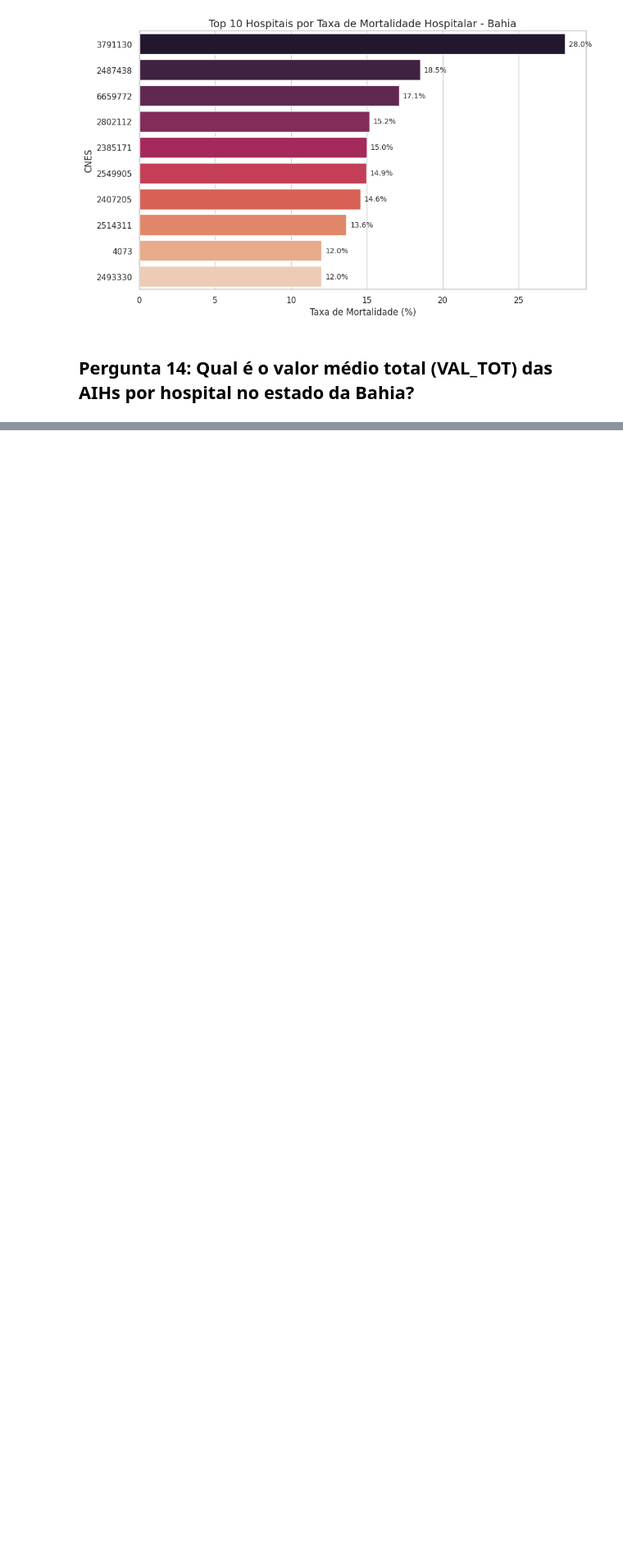
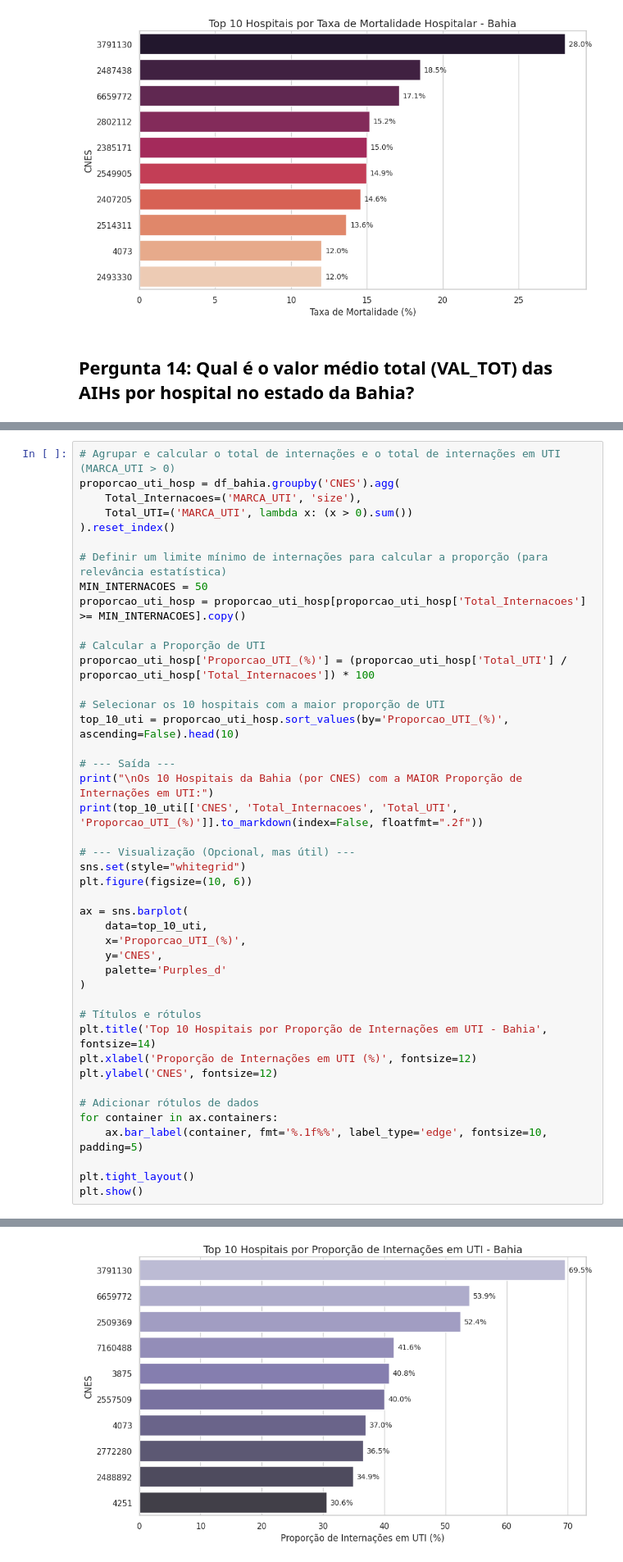
Before and after one commit to Maikoandre/DataSUS-Analysis, a Jupyter notebook: sia_analysis.ipynb, the cells around one changed output, grey strips where cells are left out. Shown at 82% size. Saved outputs shown, nothing was run; the diff lists cells and outputs as text; blank space fills up the shorter version.

```diff
--- a/sia_analysis.ipynb
+++ b/sia_analysis.ipynb
@@ -873,0 +907,44 @@ Os 10 Hospitais da Bahia (por CNES) com a MAIOR Taxa de Mortalidade Hospitalar:
+# %%
+# Agrupar e calcular o total de internações e o total de internações em UTI (MARCA_UTI > 0)
+proporcao_uti_hosp = df_bahia.groupby('CNES').agg(
+    Total_Internacoes=('MARCA_UTI', 'size'),
+    Total_UTI=('MARCA_UTI', lambda x: (x > 0).sum())
+).reset_index()
+
+# Definir um limite mínimo de internações para calcular a proporção (para relevância estatística)
+MIN_INTERNACOES = 50
+proporcao_uti_hosp = proporcao_uti_hosp[proporcao_uti_hosp['Total_Internacoes'] >= MIN_INTERNACOES].copy()
+
+# Calcular a Proporção de UTI
+proporcao_uti_hosp['Proporcao_UTI_(%)'] = (proporcao_uti_hosp['Total_UTI'] / proporcao_uti_hosp['Total_Internacoes']) * 100
+
+# Selecionar os 10 hospitais com a maior proporção de UTI
+top_10_uti = proporcao_uti_hosp.sort_values(by='Proporcao_UTI_(%)', ascending=False).head(10)
+
+# --- Saída ---
+print("\nOs 10 Hospitais da Bahia (por CNES) com a MAIOR Proporção de Internações em UTI:")
+print(top_10_uti[['CNES', 'Total_Internacoes', 'Total_UTI', 'Proporcao_UTI_(%)']].to_markdown(index=False, floatfmt=".2f"))
+
+# --- Visualização (Opcional, mas útil) ---
+sns.set(style="whitegrid")
+plt.figure(figsize=(10, 6))
+
+ax = sns.barplot(
+    data=top_10_uti,
+    x='Proporcao_UTI_(%)',
+    y='CNES',
+    palette='Purples_d'
+)
+
+# Títulos e rótulos
+plt.title('Top 10 Hospitais por Proporção de Internações em UTI - Bahia', fontsize=14)
+plt.xlabel('Proporção de Internações em UTI (%)', fontsize=12)
+plt.ylabel('CNES', fontsize=12)
+
+# Adicionar rótulos de dados
+for container in ax.containers:
+    ax.bar_label(container, fmt='%.1f%%', label_type='edge', fontsize=10, padding=5)
+
+plt.tight_layout()
+plt.show()
+# %% [output]
@@ -873,0 +964 @@ Os 10 Hospitais da Bahia (por CNES) com a MAIOR Taxa de Mortalidade Hospitalar:
+[figure, added]
```
Also changed, not shown: parts of 15 cells of this notebook.
